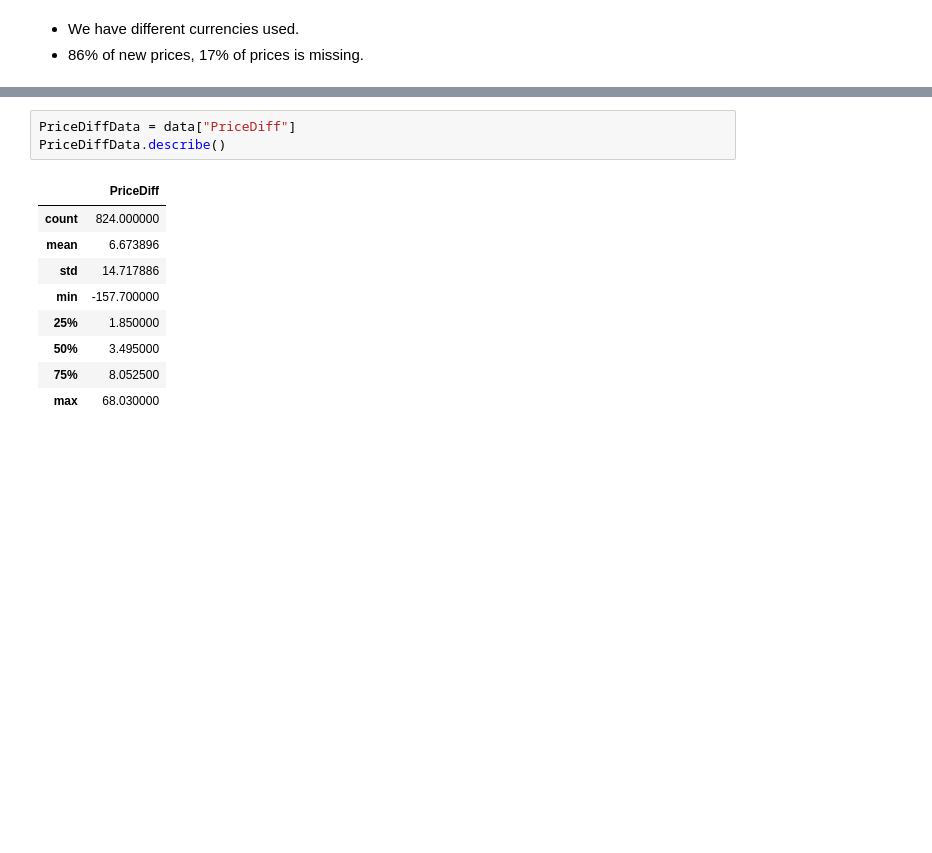
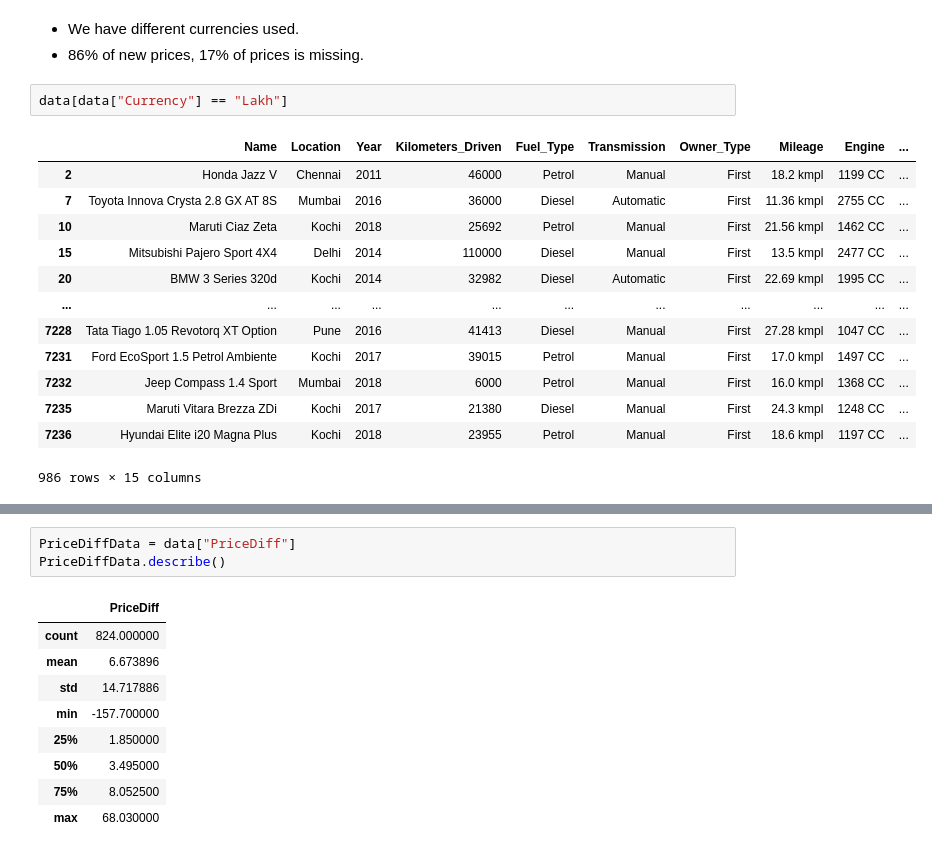
Before and after one commit to safakan/CCTB_repo_safak_atakan_celik, a Jupyter notebook: DEA113/Assignment4/Assignment4_EDA_Kaggle.ipynb, the cells around one changed output, grey strips where cells are left out. Cells and saved outputs as stored; diff of their text form; blank space fills up the shorter version.

```diff
--- a/DEA113/Assignment4/Assignment4_EDA_Kaggle.ipynb
+++ b/DEA113/Assignment4/Assignment4_EDA_Kaggle.ipynb
@@ -202,3 +206,19 @@ array([<Axes: >, <Axes: >, <Axes: >], dtype=object)
 # %% [markdown]
 - We have different currencies used.
 - 86% of new prices, 17% of prices is missing.
+# %%
+data[data["Currency"] == "Lakh"]
+# %% [output]
+|  | Name | Location | Year | Kilometers_Driven | Fuel_Type | Transmission | Owner_Type | Mileage | Engine | ... |
+| 2 | Honda Jazz V | Chennai | 2011 | 46000 | Petrol | Manual | First | 18.2 kmpl | 1199 CC | ... |
+| 7 | Toyota Innova Crysta 2.8 GX AT 8S | Mumbai | 2016 | 36000 | Diesel | Automatic | First | 11.36 kmpl | 2755 CC | ... |
+| 10 | Maruti Ciaz Zeta | Kochi | 2018 | 25692 | Petrol | Manual | First | 21.56 kmpl | 1462 CC | ... |
+| 15 | Mitsubishi Pajero Sport 4X4 | Delhi | 2014 | 110000 | Diesel | Manual | First | 13.5 kmpl | 2477 CC | ... |
+| 20 | BMW 3 Series 320d | Kochi | 2014 | 32982 | Diesel | Automatic | First | 22.69 kmpl | 1995 CC | ... |
+| ... | ... | ... | ... | ... | ... | ... | ... | ... | ... | ... |
+| 7228 | Tata Tiago 1.05 Revotorq XT Option | Pune | 2016 | 41413 | Diesel | Manual | First | 27.28 kmpl | 1047 CC | ... |
+| 7231 | Ford EcoSport 1.5 Petrol Ambiente | Kochi | 2017 | 39015 | Petrol | Manual | First | 17.0 kmpl | 1497 CC | ... |
+| 7232 | Jeep Compass 1.4 Sport | Mumbai | 2018 | 6000 | Petrol | Manual | First | 16.0 kmpl | 1368 CC | ... |
+| 7235 | Maruti Vitara Brezza ZDi | Kochi | 2017 | 21380 | Diesel | Manual | First | 24.3 kmpl | 1248 CC | ... |
+| 7236 | Hyundai Elite i20 Magna Plus | Kochi | 2018 | 23955 | Petrol | Manual | First | 18.6 kmpl | 1197 CC | ... |
+986 rows × 15 columns
```
Also changed, not shown: parts of 8 cells of this notebook.
